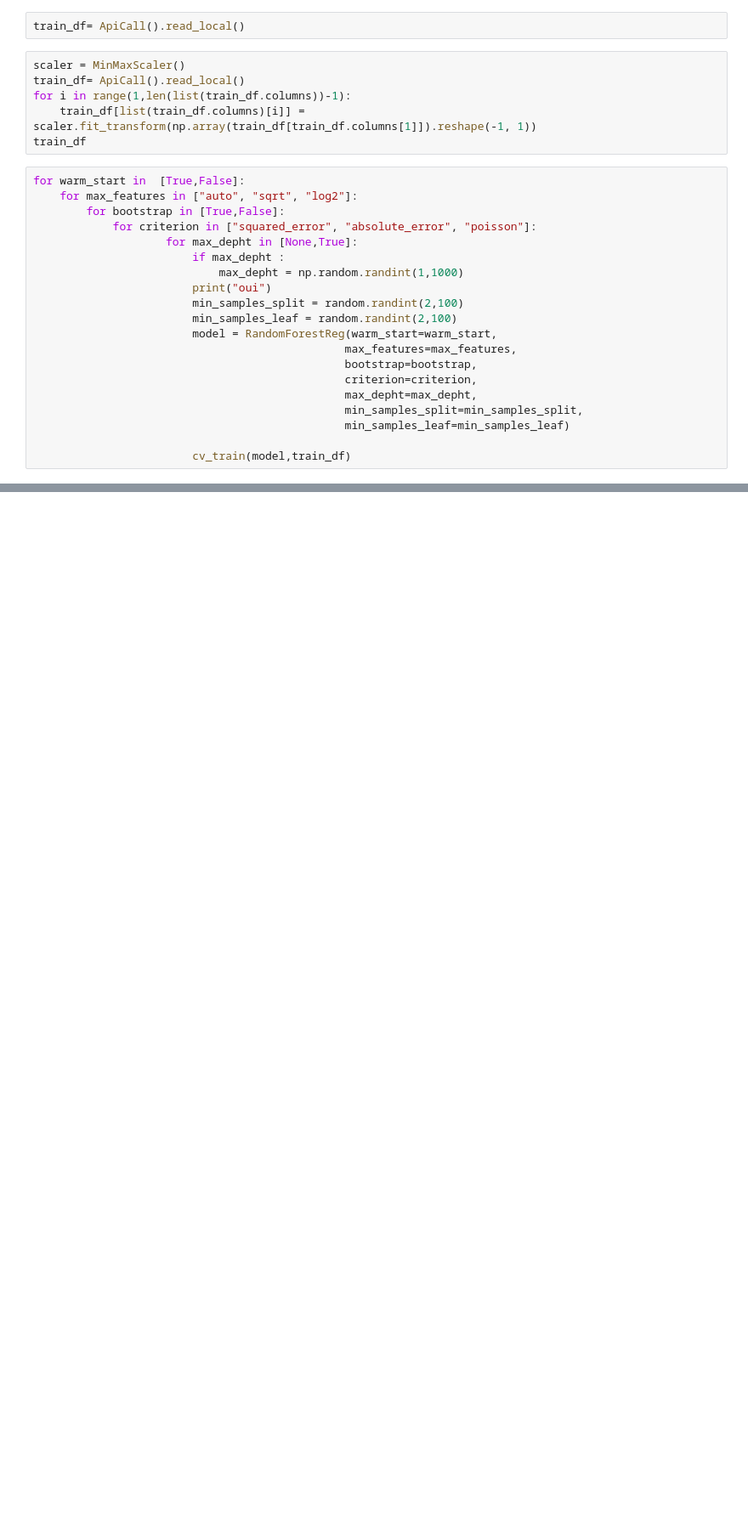
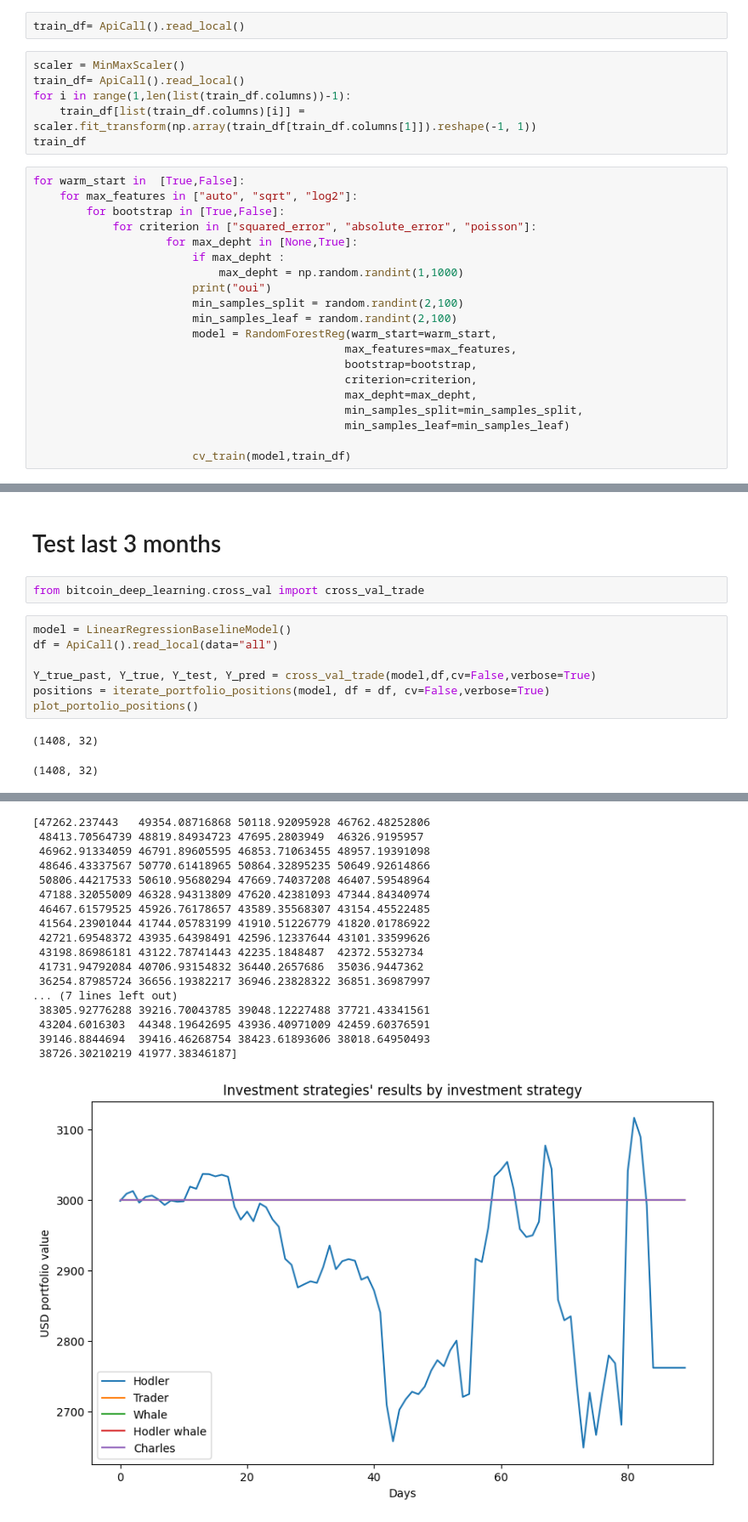
Before and after one commit to AlexandreLaizet/bitcoin_deep_learning, a Jupyter notebook: notebooks/Etienne-Copy-AL.ipynb, the cells around one changed output, grey strips where cells are left out. Shown: that part at 85% size. Drawn from its saved outputs; the diff is of its cells as text; blank space fills up the shorter version.

```diff
--- a/notebooks/Etienne-Copy-AL.ipynb
+++ b/notebooks/Etienne-Copy-AL.ipynb
@@ -571,0 +573,14 @@ Epoch 13/20
+# %% [markdown]
+# Test last 3 months
+# %%
+from bitcoin_deep_learning.cross_val import cross_val_trade
+# %%
+model = LinearRegressionBaselineModel()
+df = ApiCall().read_local(data="all")
+
+Y_true_past, Y_true, Y_test, Y_pred = cross_val_trade(model,df,cv=False,verbose=True)
+positions = iterate_portfolio_positions(model, df = df, cv=False,verbose=True)
+plot_portolio_positions()
+# %% [output]
+(1408, 32)
+(1408, 32)
@@ -571,0 +604,18 @@ Epoch 13/20
+[47262.237443   49354.08716868 50118.92095928 46762.48252806
+ 48413.70564739 48819.84934723 47695.2803949  46326.9195957
+ 46962.91334059 46791.89605595 46853.71063455 48957.19391098
+ 48646.43337567 50770.61418965 50864.32895235 50649.92614866
+ 50806.44217533 50610.95680294 47669.74037208 46407.59548964
+ 47188.32055009 46328.94313809 47620.42381093 47344.84340974
+ 46467.61579525 45926.76178657 43589.35568307 43154.45522485
+ 41564.23901044 41744.05783199 41910.51226779 41820.01786922
+ 42721.69548372 43935.64398491 42596.12337644 43101.33599626
+ 43198.86986181 43122.78741443 42235.1848487  42372.5532734
+ 41731.94792084 40706.93154832 36440.2657686  35036.9447362
+ 36254.87985724 36656.19382217 36946.23828322 36851.36987997
+... (7 lines left out)
+ 38305.92776288 39216.70043785 39048.12227488 37721.43341561
+ 43204.6016303  44348.19642695 43936.40971009 42459.60376591
+ 39146.8844694  39416.46268754 38423.61893606 38018.64950493
+ 38726.30210219 41977.38346187]
+[figure, added]
```
Also changed, not shown: parts of 19 cells of this notebook, 2 other files.
